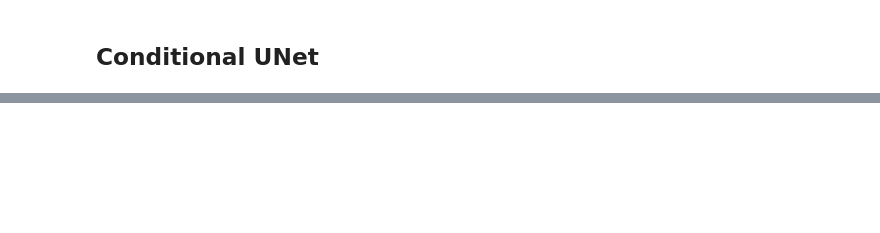
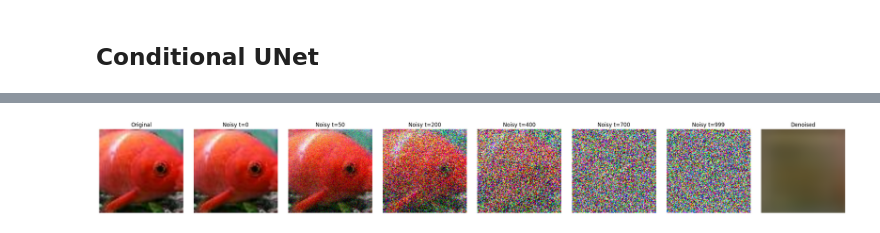
Before and after one commit to BrunooCS/Text-To-Image-Diffusion-Model, a Jupyter notebook: Diffusion.ipynb, the cells around one changed output, grey strips where cells are left out. Drawn from its saved outputs; the diff is of its cells as text; code cells hidden in the pictures; blank space fills up the shorter version.

```diff
--- a/Diffusion.ipynb
+++ b/Diffusion.ipynb
@@ -363,0 +490,64 @@ plt.show()
+# %%
+def denoise_sample(model, diffusion, x_t, t_start, text_emb):
+    """
+    Iteratively reverse diffuse from t_start down to t=0.
+    """
+    model.eval()
+    with torch.no_grad():
+        x_prev = x_t
+        for time_step in reversed(range(0, t_start)):
+            t_tensor = torch.tensor([time_step] * x_prev.size(0), device=device).long()
+            x_prev   = diffusion.posterior_sample(model, x_prev, t_tensor, text_emb)
+        return x_prev
+# %%
+# (a) Original -> noise -> denoise
+def visualize_diffusion_process(model, diffusion, dataset, text_encoder, idx=0):
+    """
+    1) Take one real image from dataset
+    2) Noise it at different times
+    3) Denoise from that noisy image
+    4) Plot original, noisy steps, final
+    """
+    model.eval()
+    img, label = dataset[idx]
+    original   = img.unsqueeze(0).to(device)
+    text_prompt = [f"a photo of a {targets_names[int(label)]}"]
+    text_emb  = text_encoder(text_prompt)
+
+    # Show original -> various timesteps noise
+    steps = [0, 50, 200, 400, 700, 999]  # pick timesteps to visualize
+    noisy_imgs = []
+    for s in steps:
+        t = torch.tensor([s], device=device).long()
+        x_noisy = diffusion.q_sample(original, t)
+        noisy_imgs.append(x_noisy[0].cpu())
+
+    # Now pick the last noisy image and denoise
+    last_noisy = noisy_imgs[-1].unsqueeze(0).to(device)
+    denoised   = denoise_sample(model, diffusion, last_noisy, t_start=steps[-1], text_emb=text_emb)
+    denoised   = denoised[0].cpu()
+
+    # Plot
+    fig, axs = plt.subplots(1, len(steps)+2, figsize=(3*(len(steps)+2), 3))
+    # Original
+    axs[0].imshow((original[0]*0.5+0.5).permute(1,2,0).clamp(0,1).cpu())
+    axs[0].set_title("Original")
+    axs[0].axis('off')
+
+    # Noisy steps
+    for i, (s, noisy_img) in enumerate(zip(steps, noisy_imgs)):
+        axs[i+1].imshow((noisy_img*0.5+0.5).permute(1,2,0).clamp(0,1))
+        axs[i+1].set_title(f"Noisy t={s}")
+        axs[i+1].axis('off')
+
+    # Final denoised
+    axs[-1].imshow((denoised*0.5+0.5).permute(1,2,0).clamp(0,1))
+    axs[-1].set_title("Denoised")
+    axs[-1].axis('off')
+
+    plt.tight_layout()
+    plt.show()
+
+visualize_diffusion_process(model, diffusion, dataset, text_encoder=encoder.forward, idx=128)
+# %% [output]
+[figure, added]
```
Also changed, not shown: parts of 23 cells of this notebook, 2 other files.
